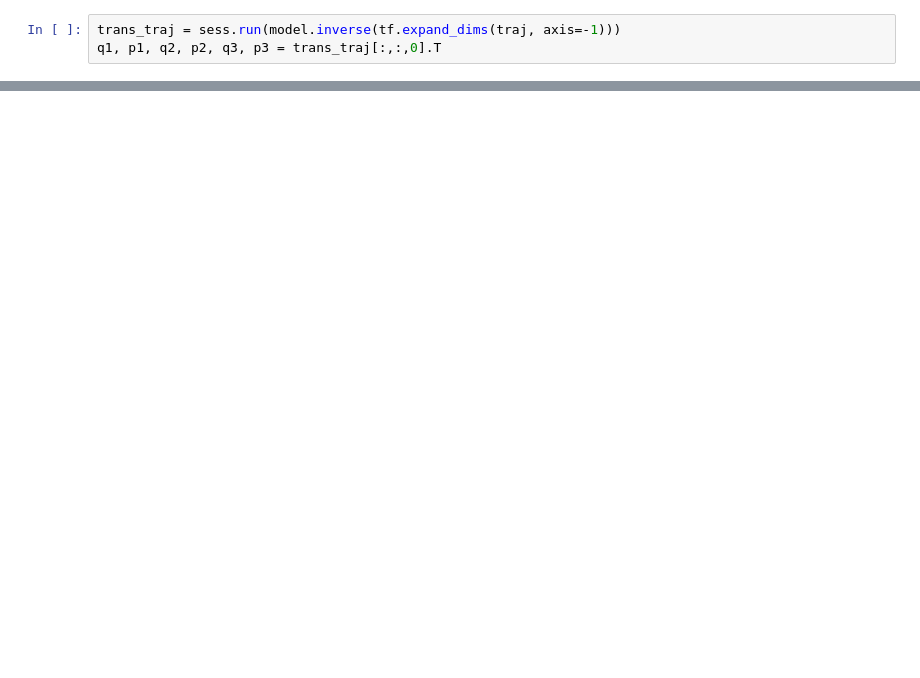
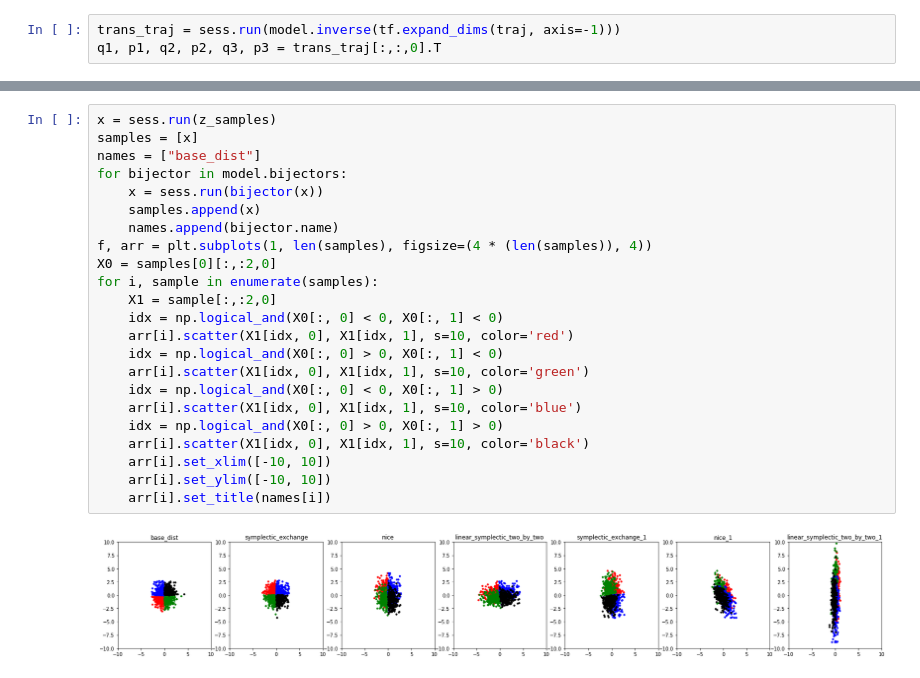
Before and after one commit to rbondesan/CanonicalFlows, a Jupyter notebook: notebooks/neumann_model_conserved.ipynb, the cells around one changed output, grey strips where cells are left out. Cells and saved outputs as stored; diff of their text form; blank space fills up the shorter version.

```diff
--- a/notebooks/neumann_model_conserved.ipynb
+++ b/notebooks/neumann_model_conserved.ipynb
@@ -217,0 +222,25 @@ plt.gca().set_aspect('equal', adjustable='box')
+# %%
+x = sess.run(z_samples)
+samples = [x]
+names = ["base_dist"]
+for bijector in model.bijectors:
+    x = sess.run(bijector(x))
+    samples.append(x)
+    names.append(bijector.name)
+f, arr = plt.subplots(1, len(samples), figsize=(4 * (len(samples)), 4))
+X0 = samples[0][:,:2,0]
+for i, sample in enumerate(samples):
+    X1 = sample[:,:2,0]
+    idx = np.logical_and(X0[:, 0] < 0, X0[:, 1] < 0)
+    arr[i].scatter(X1[idx, 0], X1[idx, 1], s=10, color='red')
+    idx = np.logical_and(X0[:, 0] > 0, X0[:, 1] < 0)
+    arr[i].scatter(X1[idx, 0], X1[idx, 1], s=10, color='green')
+    idx = np.logical_and(X0[:, 0] < 0, X0[:, 1] > 0)
+    arr[i].scatter(X1[idx, 0], X1[idx, 1], s=10, color='blue')
+    idx = np.logical_and(X0[:, 0] > 0, X0[:, 1] > 0)
+    arr[i].scatter(X1[idx, 0], X1[idx, 1], s=10, color='black')
+    arr[i].set_xlim([-10, 10])
+    arr[i].set_ylim([-10, 10])
+    arr[i].set_title(names[i])
+# %% [output]
+[figure, added]
```
Also changed, not shown: parts of 12 cells of this notebook, 7 other files.
